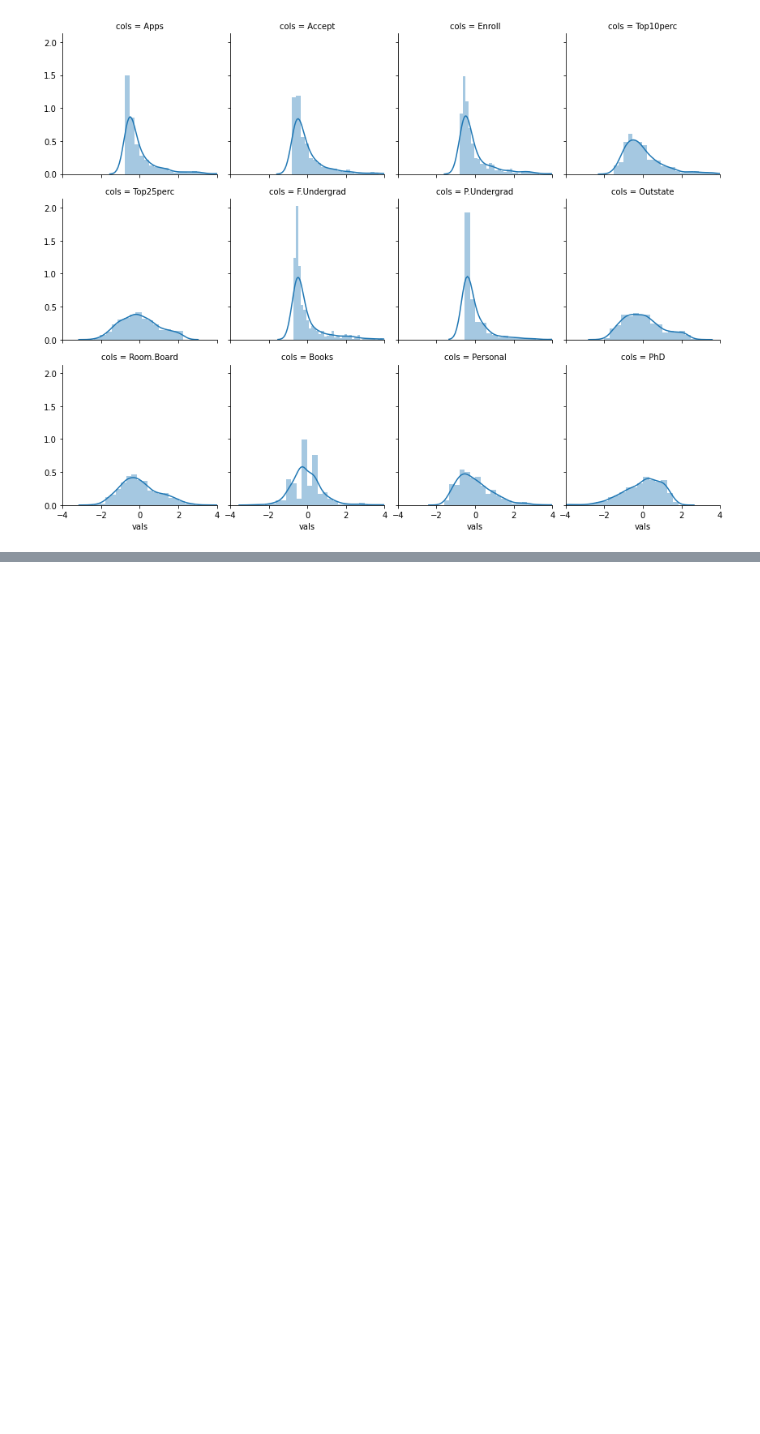
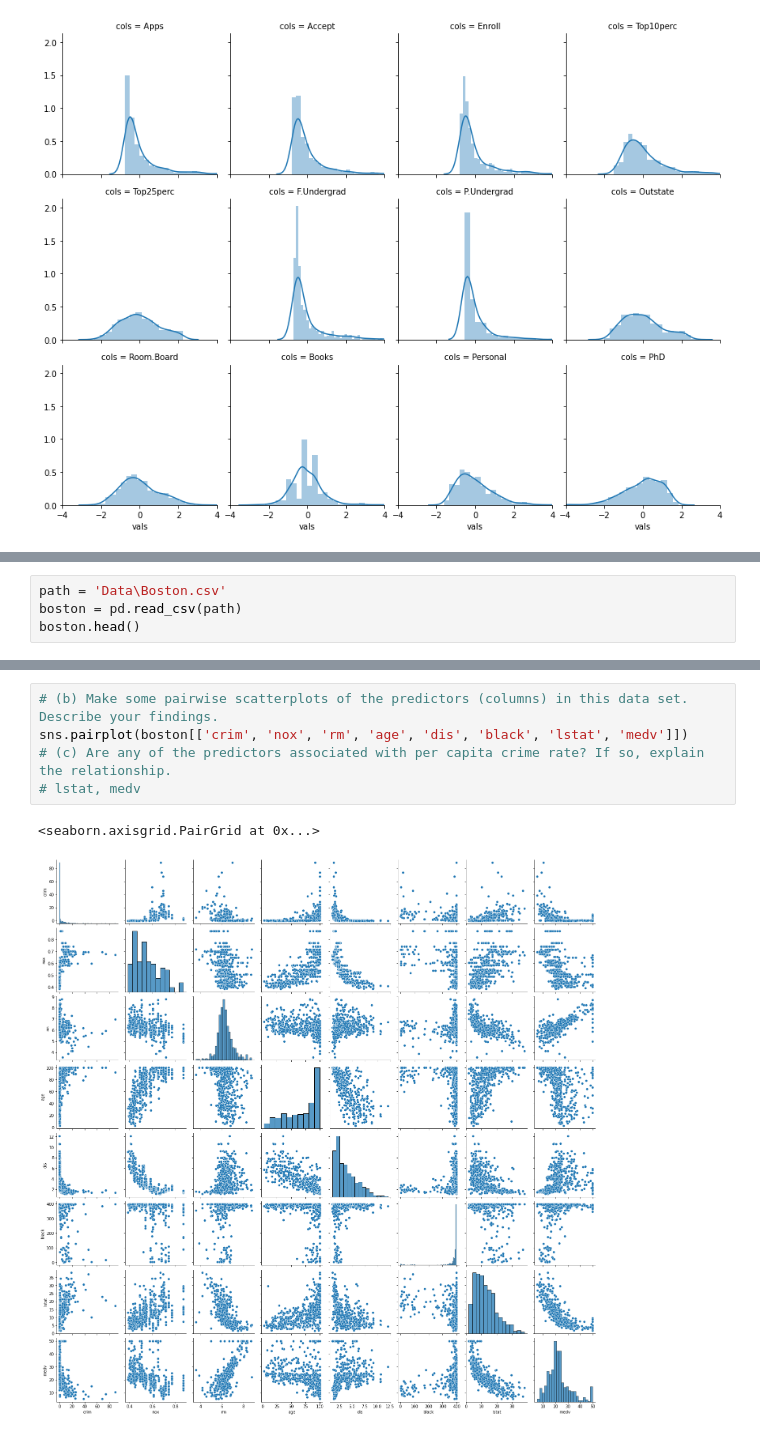
Before and after one commit to balintalfoldy/ISLR_python_AB, a Jupyter notebook: Notebooks/ch2_statistical_learning_applied.ipynb, the cells around one changed output, grey strips where cells are left out. Drawn from its saved outputs; the diff is of its cells as text; blank space fills up the shorter version.

Commit message:
Added Boston dataset and editted chapter 2

```diff
--- a/Notebooks/ch2_statistical_learning_applied.ipynb
+++ b/Notebooks/ch2_statistical_learning_applied.ipynb
@@ -88,0 +168,4 @@ g.set(xlim=(-4, 4));
+# %%
+path = 'Data\Boston.csv'
+boston = pd.read_csv(path)
+boston.head()
@@ -88,0 +200,8 @@ g.set(xlim=(-4, 4));
+# %%
+# (b) Make some pairwise scatterplots of the predictors (columns) in this data set. Describe your findings.
+sns.pairplot(boston[['crim', 'nox', 'rm', 'age', 'dis', 'black', 'lstat', 'medv']])
+# (c) Are any of the predictors associated with per capita crime rate? If so, explain the relationship.
+# lstat, medv
+# %% [output]
+<seaborn.axisgrid.PairGrid at 0x...>
+[figure, added]
```
Also changed, not shown: parts of 21 cells of this notebook, 2 other files.
